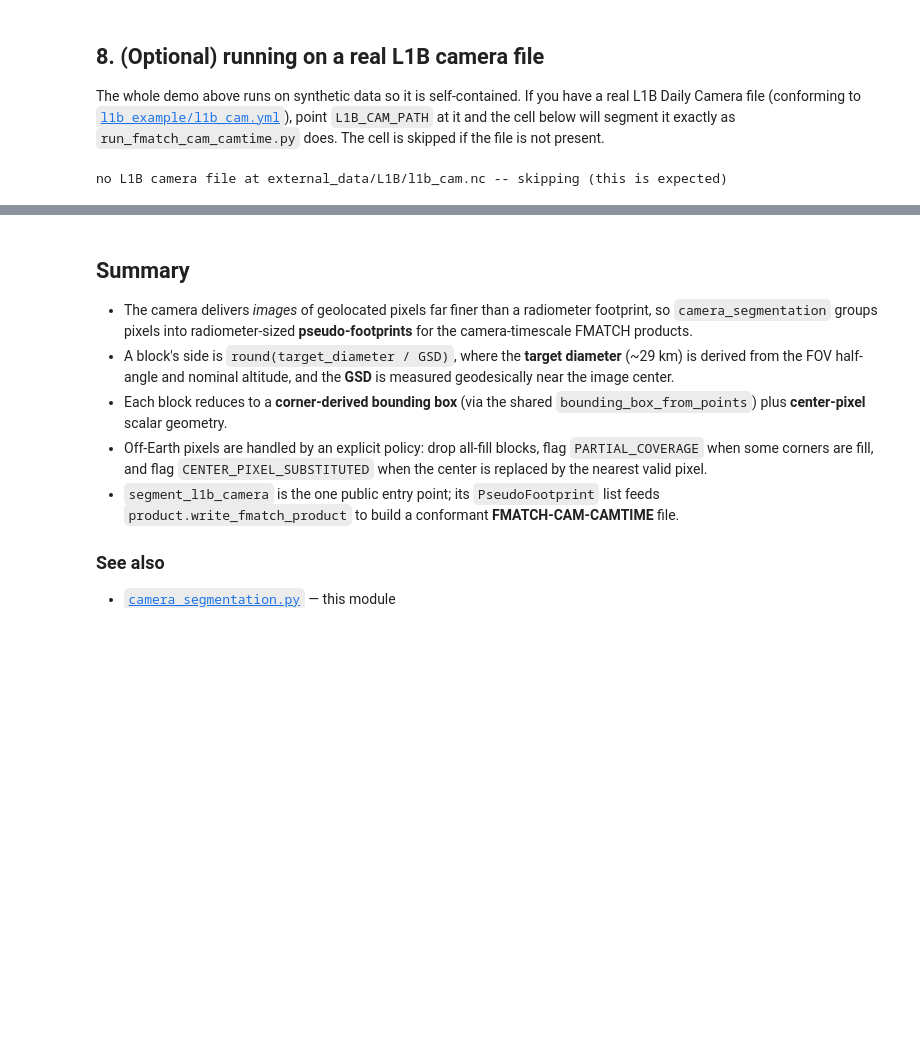
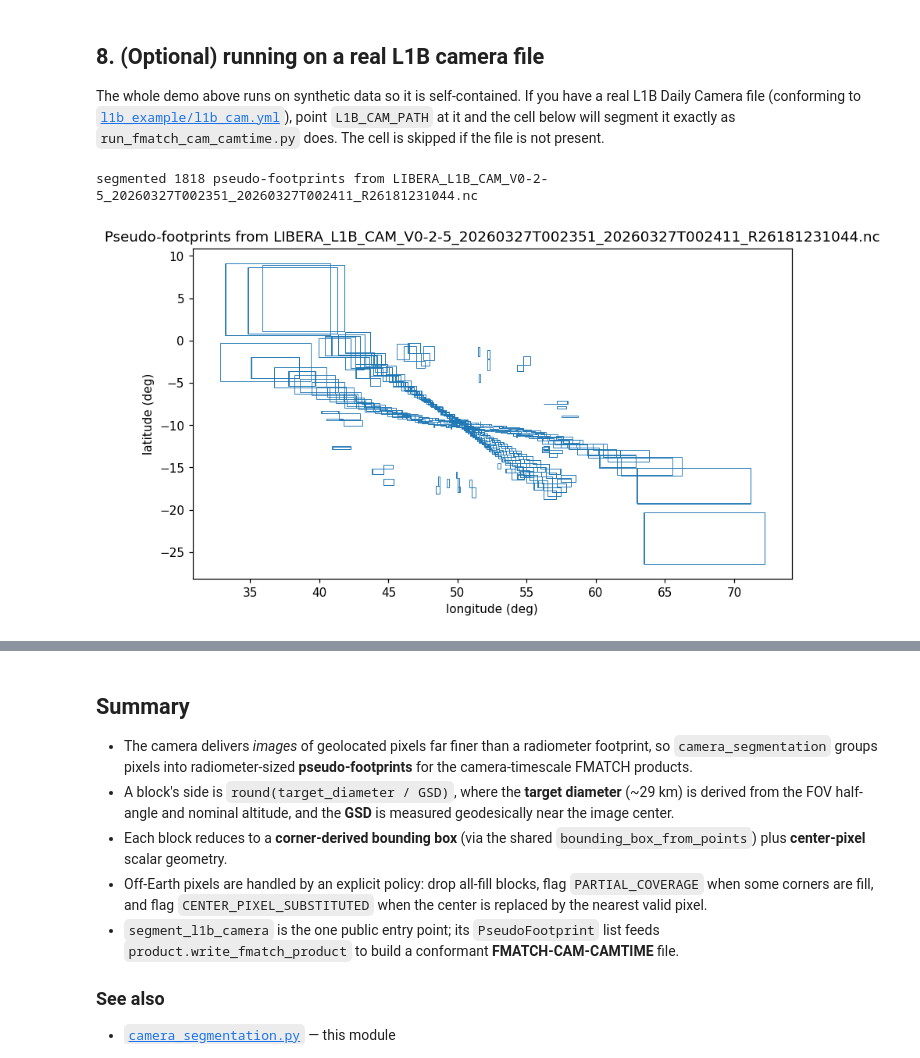
Before and after one commit to LASP-Libera/libera_utils, a Jupyter notebook: notebooks/camera_segmentation_demo.ipynb, the cells around one changed output, grey strips where cells are left out. Drawn from its saved outputs; the diff is of its cells as text; code cells hidden in the pictures; blank space fills up the shorter version.

```diff
--- a/notebooks/camera_segmentation_demo.ipynb
+++ b/notebooks/camera_segmentation_demo.ipynb
@@ -812,8 +831,9 @@ the scene (real files come from the
 We then fetch ERA5 for the *same location* at the nominal (×1) and analysis (×4) sizes
 and compare how much data each box pulls.
 # %%
+import pathlib
 import tempfile
-import pathlib
+
 import xarray as xr
 
 from libera_utils.footprint_matching.readers.era5 import ERA5Reader
@@ -833,8 +853,10 @@ def make_synthetic_era5(path, lat_range=(5.0, 15.0), lon_range=(15.0, 25.0), res
     u10 = 8.0 * np.sin(np.radians(LAT * 6.0)) + 2.0
     v10 = 5.0 * np.cos(np.radians(LON * 6.0))
     xr.Dataset(
-        {"u10": (("latitude", "longitude"), u10.astype("float32")),
-         "v10": (("latitude", "longitude"), v10.astype("float32"))},
+        {
+            "u10": (("latitude", "longitude"), u10.astype("float32")),
+            "v10": (("latitude", "longitude"), v10.astype("float32")),
+        },
         coords={"latitude": lats, "longitude": lons},
     ).to_netcdf(path)
 
@@ -866,9 +888,11 @@ with tempfile.TemporaryDirectory() as tmp:
         data, la, lo = reader._load_spatial_region(f.bbox)
         speed = np.hypot(data[0], data[1])
         fetches[label] = (f, la, lo, speed, color)
-        print(f"{label}: bbox {f.bbox.lat_min:.2f}..{f.bbox.lat_max:.2f} lat, "
-              f"{f.bbox.lon_min:.2f}..{f.bbox.lon_max:.2f} lon  ->  "
-              f"{speed.size:2d} ERA5 cell(s), mean wind {np.nanmean(speed):.2f} m/s")
+        print(
+            f"{label}: bbox {f.bbox.lat_min:.2f}..{f.bbox.lat_max:.2f} lat, "
+            f"{f.bbox.lon_min:.2f}..{f.bbox.lon_max:.2f} lon  ->  "
+            f"{speed.size:2d} ERA5 cell(s), mean wind {np.nanmean(speed):.2f} m/s"
+        )
 
     # The reader's own normalized (ascending-lat) grid, used as the map background.
     grid_data, grid_lats, grid_lons = reader._native_grid
@@ -880,8 +904,17 @@ pcm = ax.pcolormesh(grid_lons, grid_lats, grid_speed, shading="auto", cmap="YlGn
 fig.colorbar(pcm, ax=ax, label="ERA5 10 m wind speed (m/s)")
 for label, (f, la, lo, speed, color) in fetches.items():
     bb = f.bbox
-    ax.add_patch(Rectangle((bb.lon_min, bb.lat_min), bb.lon_max - bb.lon_min,
-                           bb.lat_max - bb.lat_min, fill=False, ec=color, lw=2.4, label=label))
+    ax.add_patch(
+        Rectangle(
+            (bb.lon_min, bb.lat_min),
+            bb.lon_max - bb.lon_min,
+            bb.lat_max - bb.lat_min,
+            fill=False,
+            ec=color,
+            lw=2.4,
+            label=label,
+        )
+    )
     grid_lo, grid_la = np.meshgrid(lo, la)  # cell centers actually fetched for this box
     ax.scatter(grid_lo, grid_la, s=18, color=color, edgecolor="w", linewidth=0.4, zorder=5)
 ax.set_title("Fetching ERA5 for a footprint: nominal vs larger analysis bounding box")
@@ -972,32 +1005,35 @@ point `L1B_CAM_PATH` at it and the cell below will segment it exactly as
 import pathlib
 
 # Edit this to a real L1B Daily Camera NetCDF file to exercise the real path.
-L1B_CAM_PATH = pathlib.Path("external_data/L1B/l1b_cam.nc")
+L1B_CAM_PATH = pathlib.Path(
+    "/workspaces/libera_utils/external_data/L1B/LIBERA_L1B_CAM_V0-2-5_20260327T002351_20260327T002411_R26181231044.nc"
+)
 
 if not L1B_CAM_PATH.exists():
     print(f"no L1B camera file at {L1B_CAM_PATH} -- skipping (this is expected)")
 else:
     with xr.open_dataset(L1B_CAM_PATH) as real_ds:
         real_footprints = segment_l1b_camera(real_ds)
     print(f"segmented {len(real_footprints)} pseudo-footprints from {L1B_CAM_PATH.name}")
 
     fig, ax = plt.subplots(figsize=(9, 5))
     for f in real_footprints:
         bb = f.bbox
         ax.add_patch(
             Rectangle(
                 (bb.lon_min, bb.lat_min),
                 bb.lon_max - bb.lon_min,
                 bb.lat_max - bb.lat_min,
                 fill=False,
                 ec=FLAG_COLORS["clean"],
                 lw=0.6,
             )
         )
     ax.autoscale()
     ax.set_title(f"Pseudo-footprints from {L1B_CAM_PATH.name}")
     ax.set_xlabel("longitude (deg)")
     ax.set_ylabel("latitude (deg)")
     plt.show()
 # %% [output]
-no L1B camera file at external_data/L1B/l1b_cam.nc -- skipping (this is expected)
+segmented 1818 pseudo-footprints from LIBERA_L1B_CAM_V0-2-5_20260327T002351_20260327T002411_R26181231044.nc
+[figure, added]
```
Also changed, not shown: parts of 10 cells of this notebook.
